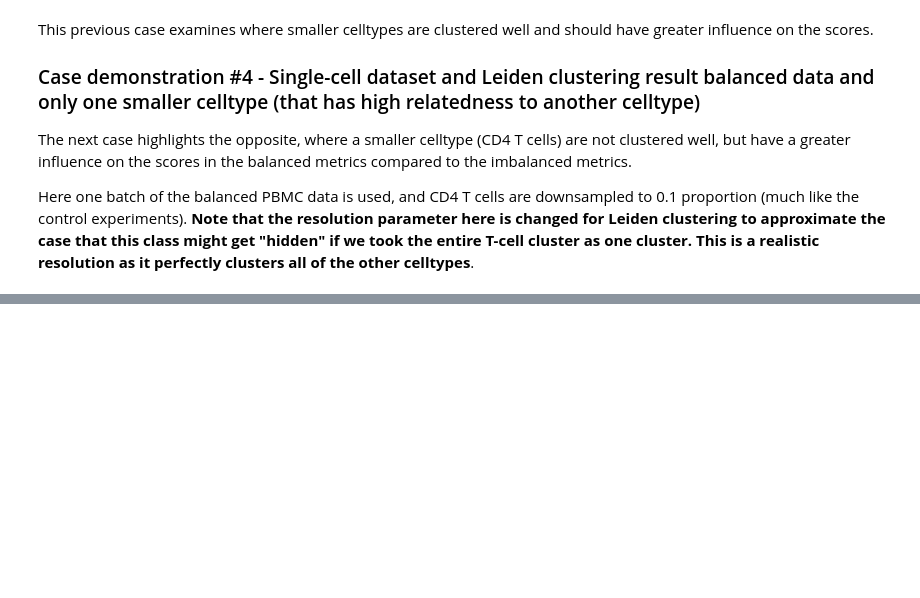
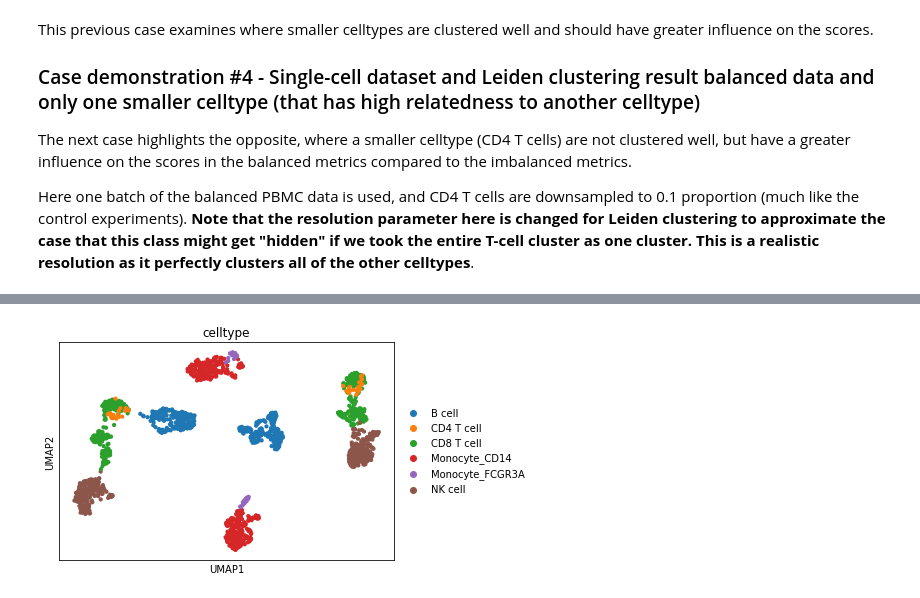
Before and after one commit to hsmaan/Iniquitate, a Jupyter notebook: workflow/analysis/python/04_Fig_7_Imbal_Metric_Analysis.ipynb, the cells around one changed output, grey strips where cells are left out. Drawn from its saved outputs; the diff is of its cells as text; code cells hidden in the pictures; blank space fills up the shorter version.

```diff
--- a/workflow/analysis/python/04_Fig_7_Imbal_Metric_Analysis.ipynb
+++ b/workflow/analysis/python/04_Fig_7_Imbal_Metric_Analysis.ipynb
@@ -750,11 +763,11 @@ def scanorama_integrate(adata, n_neighbors = 15, n_pcs = 20, num_hvgs = 2500):
 # %%
 # Get results from each
 pbmc_concat = ann.AnnData.concatenate(pbmc_adata_1, pbmc_adata_2)
-unintegrated(pbmc_concat)
-scvi_integrate(pbmc_concat)
-harmony_integrate(pbmc_concat)
-bbknn_integrate(pbmc_concat)
-scanorama_integrate(pbmc_concat)
+unintegrated_result = unintegrated(pbmc_concat)
+scvi_integrated = scvi_integrate(pbmc_concat)
+harmony_integrated = harmony_integrate(pbmc_concat)
+bbknn_integrated = bbknn_integrate(pbmc_concat)
+scanorama_integrated = scanorama_integrate(pbmc_concat)
 # %% [output]
 Performing unintegrated..
 
@@ -803,3 +813,82 @@ AnnData object with n_obs × n_vars = 2040 × 33694
 # %%
-pbmc_adata_2
+# For each integration subset, extract the cluster df and plot the results of
+# integration
+integration_results = [
+    unintegrated_result,
+    scvi_integrated,
+    harmony_integrated,
+    bbknn_integrated,
+    scanorama_integrated
+]
+integration_result_names = [
+    "Unintegrated",
+    "scVI",
+    "Harmony",
+    "BBKNN",
+    "Scanorama"
+]
+cluster_dfs = []
+metrics_dfs = []
+for res, res_name in zip(integration_results, integration_result_names):
+    # Create a dataframe of the UMAP results with respect to the coordinates, celltypes
+    # and leiden clustering results
+    umap_1 = res.obsm["X_umap"][:, 0]
+    umap_2 = res.obsm["X_umap"][:, 1]
+    celltypes = res.obs["celltype"].__array__()
+    clusters = res.obs["leiden"].__array__()
+    cluster_df = pd.DataFrame({
+        "x" : umap_1,
+        "y" : umap_2,
+        "celltype": celltypes,
+        "cluster": clusters
+    })
+    cluster_df["Subset"] = res_name
+
+    # Plot the celltype data
+    print("Celltype scatterplot:")
+    sc.pl.umap(
+        res,
+        color = "celltype"
+    )
+    plt.show()
+    plt.clf()
+
+    # Plot the cluster results data
+    print("Leiden clustering scatterplot:")
+    sc.pl.umap(
+        res,
+        color = "leiden",
+    )
+    plt.show()
+    plt.clf()
+
+    # Add trial to cluster name and append
+    cluster_df["Trial"] = "7E_pbmc_data_imbal_integrate"
+    cluster_dfs.append(cluster_df)
+
+    # Get the metrics for the given subset and append to full metrics
+    return_metrics_full_out = return_metrics(
+        class_arr = cluster_df["celltype"], cluster_arr = cluster_df["cluster"]
+    )
+    metrics_df = return_metrics_to_df(
+        return_metrics_full_out,
+        "7E_cluster_celltype_imbal_integrate"
+    )
+    metrics_df["Subset"] = res_name
+    metrics_dfs.append(metrics_df)
+
+# Concatenate and save the results and metrics dfs
+cluster_dfs_concat = pd.concat(cluster_dfs)
+metric_dfs_concat = pd.concat(metrics_dfs)
+
+cluster_dfs_concat.to_csv(
+    "outs/balanced_metrics/results/04_7E_cluster_celltype_imbal_results.tsv",
+    sep = "\t",
+    index = False
+)
+metric_dfs_concat.to_csv(
+    "outs/balanced_metrics/results/04_7E_metrics_results.tsv",
+    sep = "\t",
+    index = False
+)
 # %% [output]
@@ -808,0 +896 @@ AnnData object with n_obs × n_vars = 1200 × 33694
+[figure, added]
```
Also changed, not shown: parts of 7 cells of this notebook.
